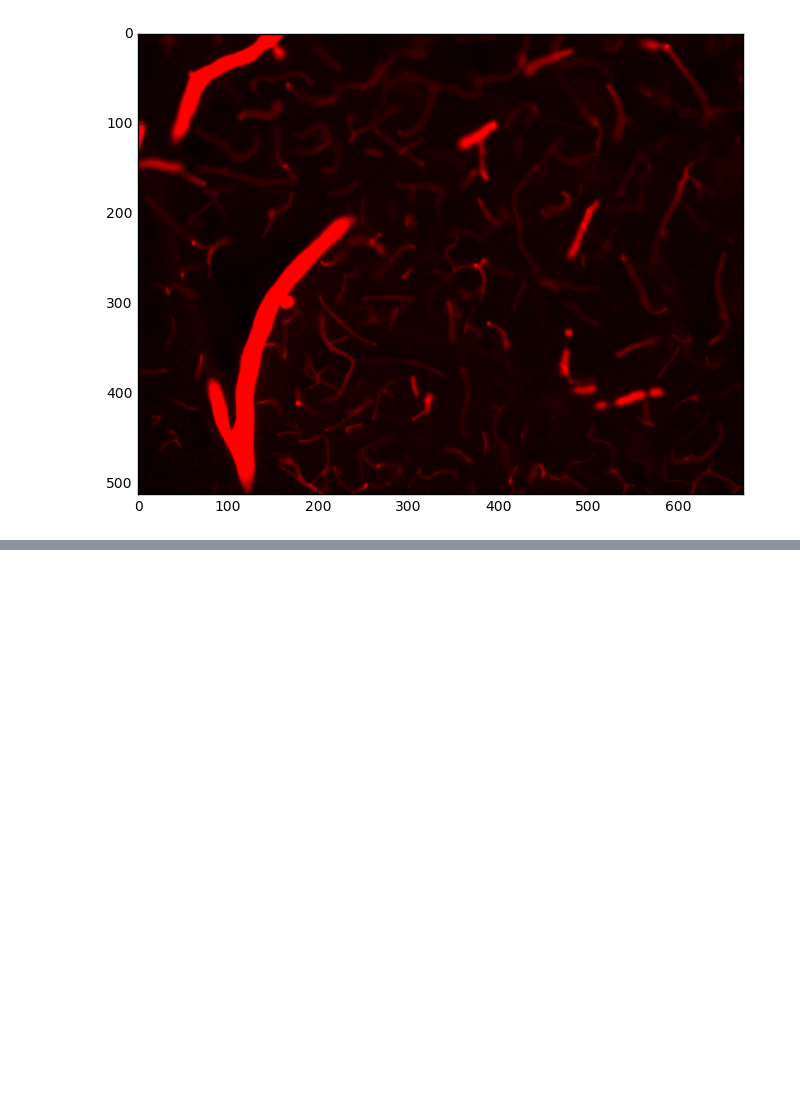
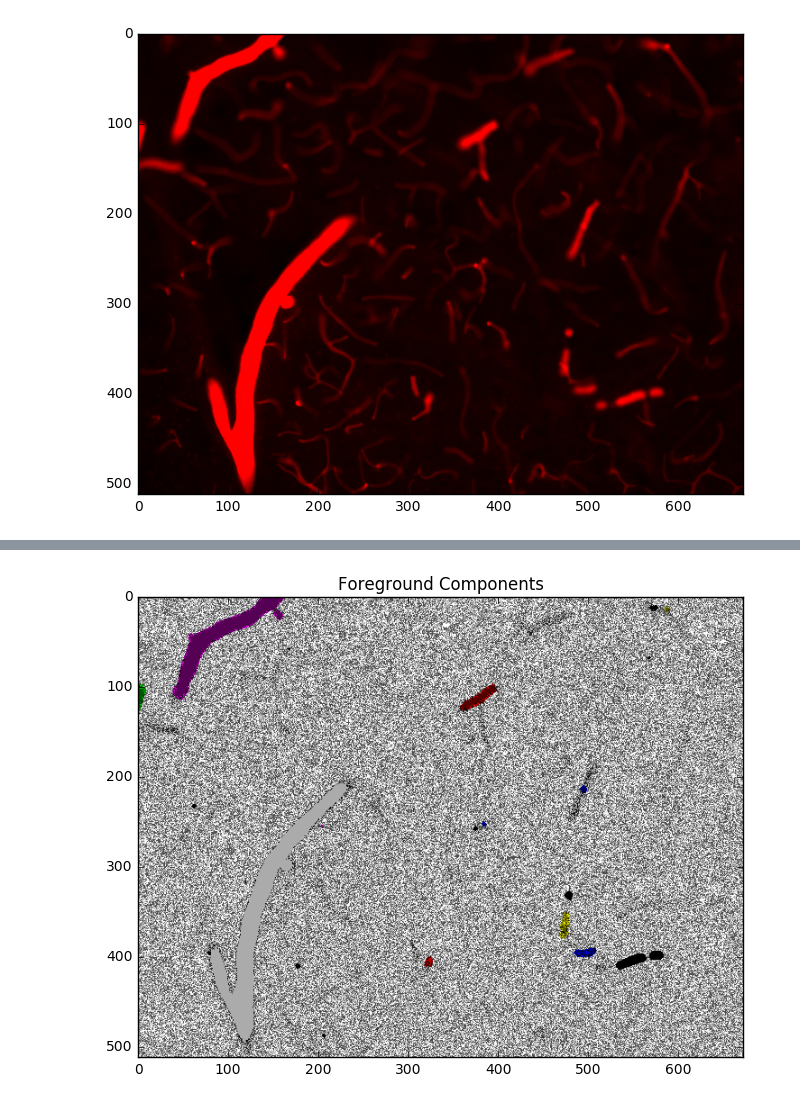
Before and after one commit to 4Quant/BBP-Setup, a Jupyter notebook: notebooks/SimpleITK Demo.ipynb, the cells around one changed output, grey strips where cells are left out. Saved outputs shown, nothing was run; the diff lists cells and outputs as text; code cells hidden in the pictures; blank space fills up the shorter version.

```diff
--- a/notebooks/SimpleITK Demo.ipynb
+++ b/notebooks/SimpleITK Demo.ipynb
@@ -15,0 +27,5 @@ sitk::ERROR: Pixel type: vector of 8-bit unsigned integer is not supported in 3D
+# %%
+seg = sitk.ConnectedComponent(ws_img!=ws_img[0,0,0])
+myshow(sitk.LabelOverlay(img_float, seg), "Foreground Components")
+# %% [output]
+[figure, added]
```
Also changed, not shown: parts of 4 cells of this notebook, 1 other file.
